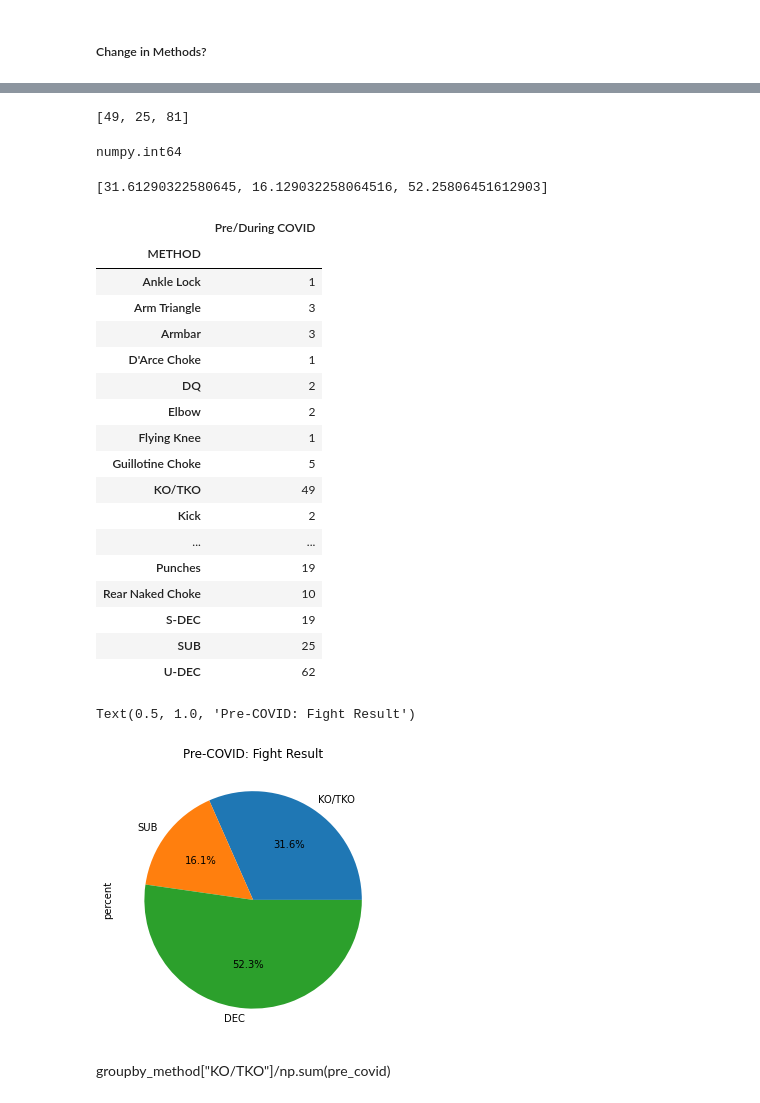
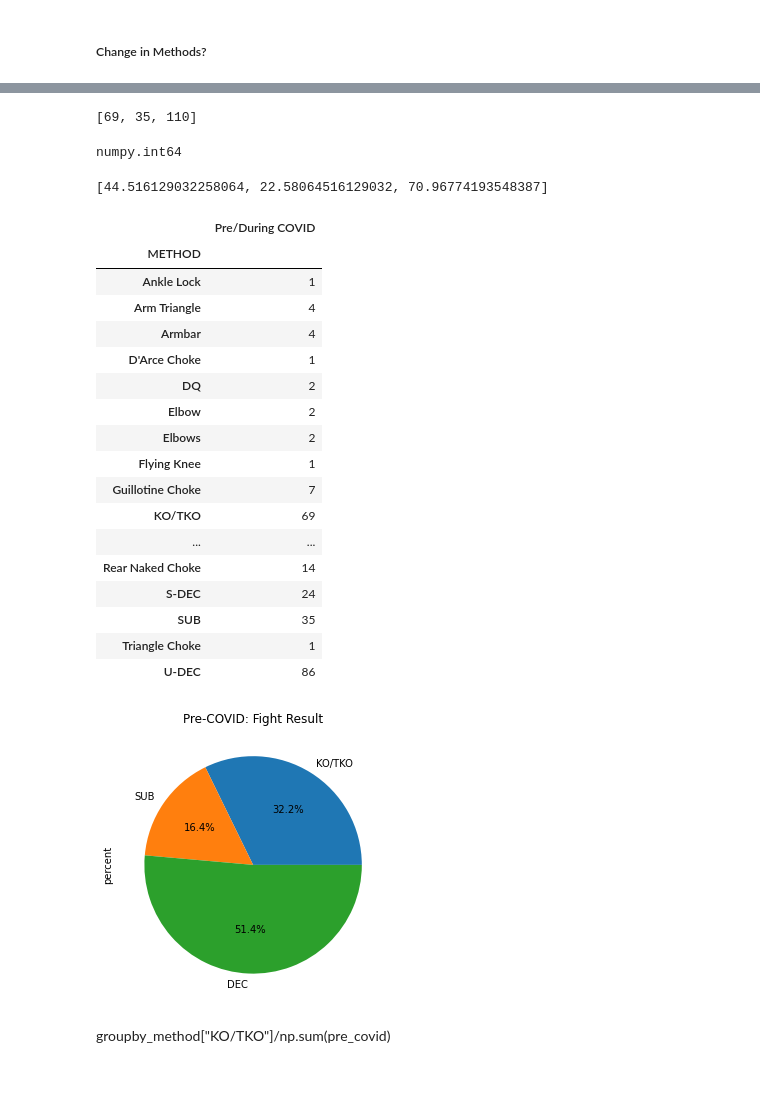
Before and after one commit to yuyhong23/UFC-COVID, a Jupyter notebook: Project_One_Visualization_and_Analysis-workcopy.ipynb, the cells around one changed output, grey strips where cells are left out. Drawn from its saved outputs; the diff is of its cells as text; code cells hidden in the pictures.

```diff
--- a/Project_One_Visualization_and_Analysis-workcopy.ipynb
+++ b/Project_One_Visualization_and_Analysis-workcopy.ipynb
@@ -504,7 +543,7 @@ two pie charts pre vs during
 ## Working with UFC Results Data
 # %%
 # Import data
-ufc_result_data = pd.read_csv("data_files/UFC2020FightResults.csv")
+ufc_result_data = pd.read_csv("data_files/UFC2020FightResultsREADJUSTED.csv")
 ufc_result_data
 # %% [output]
 |  | Unnamed: 0 | W/L | FIGHTER | KD | STR | TD | SUB | WEIGHT CLASS | METHOD | ROUND | ... |
@@ -593,7 +632,7 @@ pre_covid_list = [groupby_method["KO/TKO"],groupby_method["SUB"],pre_decision]
 pre_covid_list
 # for i in pre_covid_list: print(type(i))
 # %% [output]
-[49, 25, 81]
+[69, 35, 110]
 # %%
 # Get the sum
 np.sum(pre_covid)
@@ -606,7 +645,7 @@ numpy.int64
 percentage_pre_covid = [x/pre_covid_total*100 for x in pre_covid_list]
 percentage_pre_covid
 # %% [output]
-[31.61290322580645, 16.129032258064516, 52.25806451612903]
+[44.516129032258064, 22.58064516129032, 70.96774193548387]
 # %%
 #Percentage of each method
 groupby_method_df = pd.DataFrame(groupby_method)
@@ -615,33 +654,35 @@ groupby_method_df
 |  | Pre/During COVID |
 | METHOD |  |
 | Ankle Lock | 1 |
-| Arm Triangle | 3 |
-| Armbar | 3 |
+| Arm Triangle | 4 |
+| Armbar | 4 |
 | D'Arce Choke | 1 |
 | DQ | 2 |
 | Elbow | 2 |
+| Elbows | 2 |
 | Flying Knee | 1 |
-| Guillotine Choke | 5 |
-| KO/TKO | 49 |
-| Kick | 2 |
+| Guillotine Choke | 7 |
+| KO/TKO | 69 |
 | ... | ... |
-| Punches | 19 |
-| Rear Naked Choke | 10 |
-| S-DEC | 19 |
-| SUB | 25 |
-| U-DEC | 62 |
+| Rear Naked Choke | 14 |
+| S-DEC | 24 |
+| SUB | 35 |
+| Triangle Choke | 1 |
+| U-DEC | 86 |
 # %%
 # df = pd.DataFrame({'mass': [0.330, 4.87 , 5.97],
 #                    'radius': [2439.7, 6051.8, 6378.1]},
 #                   index=['Mercury', 'Venus', 'Earth'])
 # plot = df.plot.pie(y='mass', figsize=(5, 5))
 
 df = pd.DataFrame({'percent': percentage_pre_covid}, index=['KO/TKO', 'SUB', 'DEC'])
 plot = df.plot.pie(y='percent', figsize=(5, 5), autopct="%1.1f%%", legend=None)
 plt.title("Pre-COVID: Fight Result")
+output_file = "Images/Pre_Covid_Fight_Result_pie.png"
+plt.savefig(output_file)
+plt.show()
 # %% [output]
-Text(0.5, 1.0, 'Pre-COVID: Fight Result')
-[figure, old version]
+[figure, new version]
 # %% [markdown]
 
 groupby_method["KO/TKO"]/np.sum(pre_covid)
```
Also changed, not shown: parts of 69 cells of this notebook, 13 other files.
